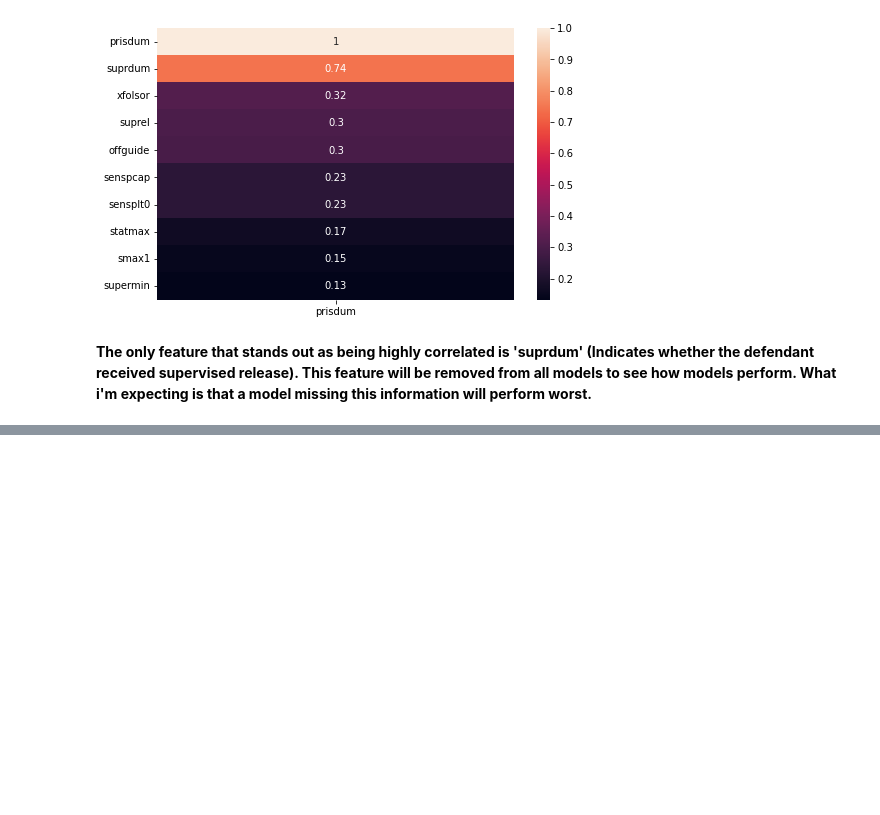
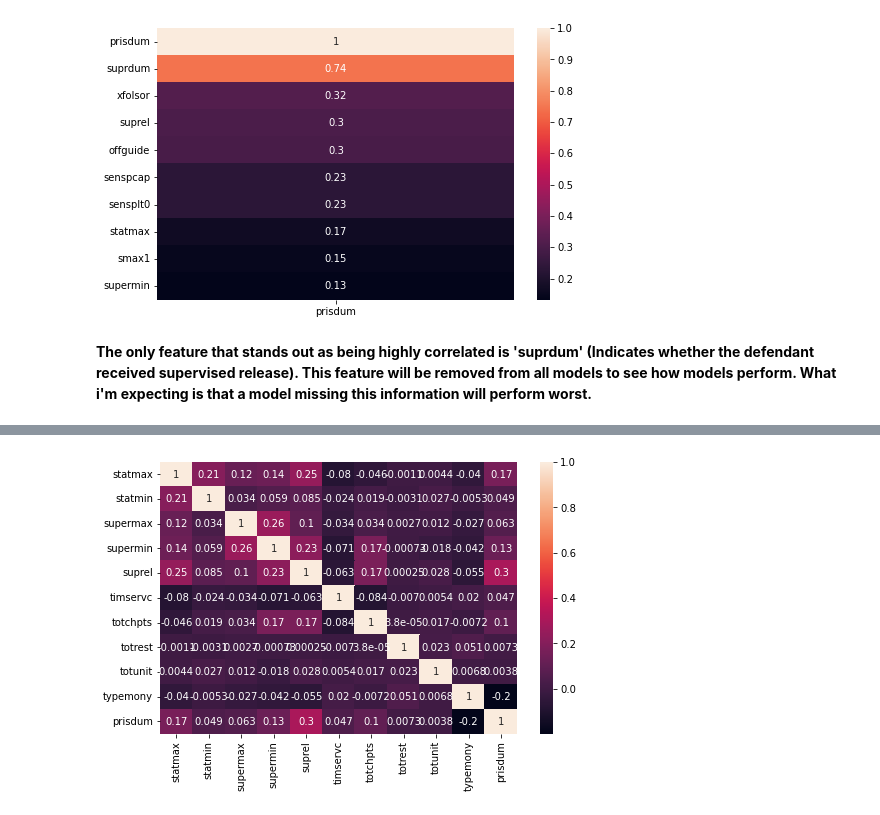
Before and after one commit to 123CarlosRivera/project5, a Jupyter notebook: carlos/eda.ipynb, the cells around one changed output, grey strips where cells are left out. Cells and saved outputs as stored; diff of their text form; code cells hidden in the pictures; blank space fills up the shorter version.

```diff
--- a/carlos/eda.ipynb
+++ b/carlos/eda.ipynb
@@ -51,0 +57,6 @@ sns.heatmap(drugs.corr()[['prisdum']].sort_values(by='prisdum', ascending=False)
+# %%
+df = drugs[['statmax', 'statmin', 'supermax', 'supermin','suprel','timservc', 'totchpts', 'totrest', 'totunit', 'typemony','prisdum']]
+plt.figure(figsize=(8,5))
+sns.heatmap(df.corr(), annot=True);
+# %% [output]
+[figure, added]
```
Also changed, not shown: parts of 3 cells of this notebook, 4 other files.
